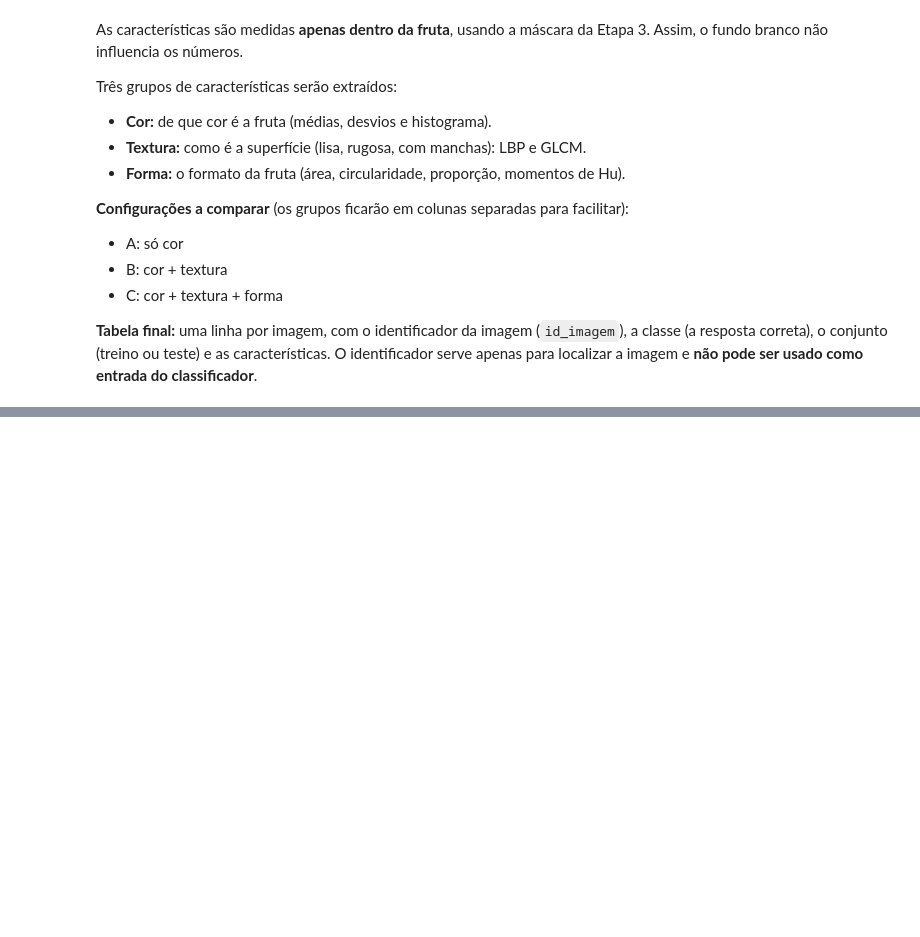
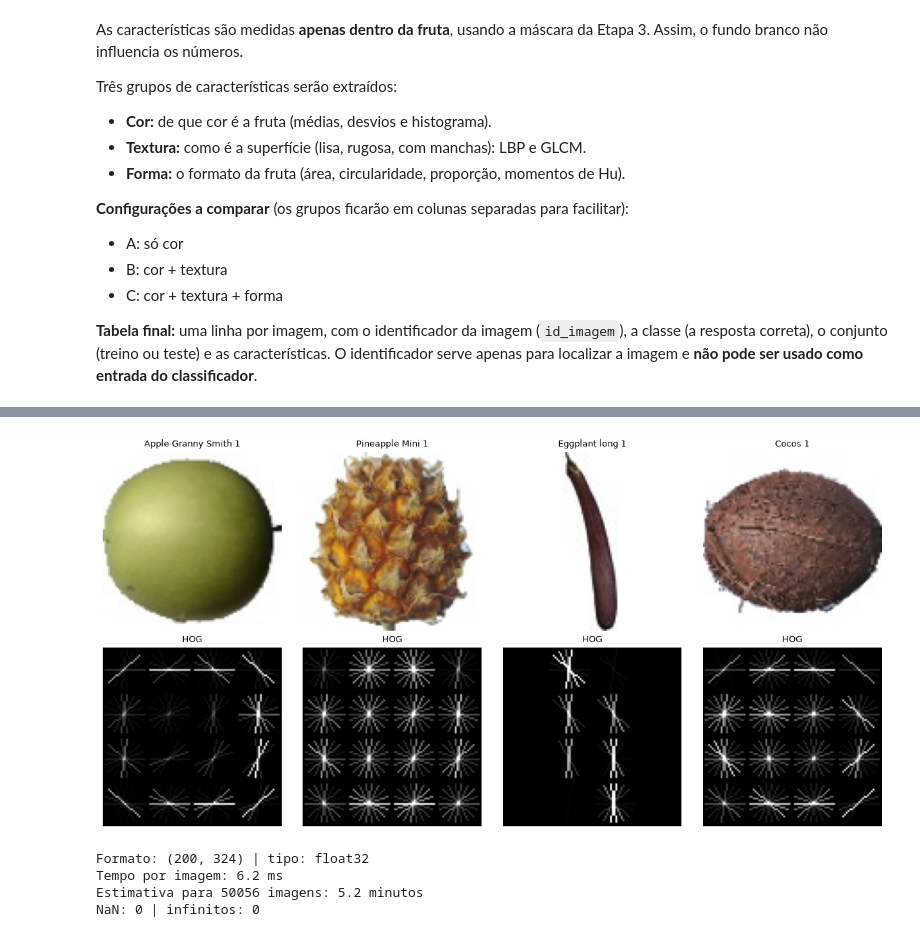
Before and after one commit to HellenLavyne/Computer-vision-applied-to-food-classification, a Jupyter notebook: 04_extracao_caracteristicas_e_dataframe.ipynb, the cells around one changed output, grey strips where cells are left out. Saved outputs shown, nothing was run; the diff lists cells and outputs as text; code cells hidden in the pictures; blank space fills up the shorter version.

```diff
--- a/04_extracao_caracteristicas_e_dataframe.ipynb
+++ b/04_extracao_caracteristicas_e_dataframe.ipynb
@@ -82,0 +768,58 @@ ModuleNotFoundError: No module named 'preprocessamento'
+# %%
+# ============================================================
+# 4.8 - HOG compacto (Histograma de Gradientes Orientados)
+# O HOG divide a imagem em quadrados de 25x25 pixels e, em cada um, conta para
+# que direção apontam as bordas (9 direções). Os quadrados são agrupados em
+# blocos de 2x2 e normalizados. Resultado: 324 números por imagem.
+# Calculado em tons de cinza, sobre a fruta recortada (fundo branco).
+# ============================================================
+from skimage.feature import hog
+from skimage import exposure
+
+def caracteristicas_hog(img_rgb, mascara):
+    """Devolve um vetor com 324 números (float32)."""
+    fruta = recortar_fruta(img_rgb, mascara)          # fundo branco constante
+    cinza = cv2.cvtColor(fruta, cv2.COLOR_RGB2GRAY)
+    return hog(cinza, orientations=9, pixels_per_cell=(25, 25), cells_per_block=(2, 2),
+               block_norm="L2-Hys", feature_vector=True).astype(np.float32)
+
+def extrair_hog(caminho):
+    """Lê uma imagem, segmenta e devolve o HOG dela."""
+    img = preprocessar(carregar_rgb(caminho))
+    mascara = segmentar(img, "uniao")
+    if (mascara > 0).sum() == 0:                      # segurança: máscara vazia
+        mascara = np.full_like(mascara, 255)
+    return caracteristicas_hog(img, mascara)
+
+# --- Visualização: como o HOG "enxerga" 4 frutas ---
+exemplos_hog = ["Apple Granny Smith 1", "Pineapple Mini 1", "Eggplant long 1", "Cocos 1"]
+fig, axes = plt.subplots(2, 4, figsize=(12, 6))
+for j, classe in enumerate(exemplos_hog):
+    caminho = df_treino[df_treino["classe"] == classe].sample(1, random_state=3)["caminho"].iloc[0]
+    img = preprocessar(carregar_rgb(caminho))
+    mascara = segmentar(img, "uniao")
+    cinza = cv2.cvtColor(recortar_fruta(img, mascara), cv2.COLOR_RGB2GRAY)
+    _, imagem_hog = hog(cinza, orientations=9, pixels_per_cell=(25, 25), cells_per_block=(2, 2),
+                        block_norm="L2-Hys", visualize=True)
+    axes[0, j].imshow(img); axes[0, j].set_title(classe, fontsize=9)
+    axes[1, j].imshow(exposure.rescale_intensity(imagem_hog, in_range=(0, 10)), cmap="gray")
+    axes[1, j].set_title("HOG", fontsize=9)
+for ax in axes.ravel():
+    ax.axis("off")
+plt.tight_layout(); plt.show()
+
+# --- Teste de tempo em 200 imagens ---
+amostra_hog = df_imagens.sample(200, random_state=0)
+inicio = time.perf_counter()
+teste_hog = np.vstack([extrair_hog(c) for c in amostra_hog["caminho"]])
+duracao = time.perf_counter() - inicio
+print(f"Formato: {teste_hog.shape} | tipo: {teste_hog.dtype}")
+print(f"Tempo por imagem: {duracao / 200 * 1000:.1f} ms")
+print(f"Estimativa para {len(df_imagens)} imagens: {duracao / 200 * len(df_imagens) / 60:.1f} minutos")
+print("NaN:", int(np.isnan(teste_hog).sum()), "| infinitos:", int(np.isinf(teste_hog).sum()))
+# %% [output]
+[figure, added]
+Formato: (200, 324) | tipo: float32
+Tempo por imagem: 6.2 ms
+Estimativa para 50056 imagens: 5.2 minutos
+NaN: 0 | infinitos: 0
```
Also changed, not shown: parts of 20 cells of this notebook, 4 other files.
